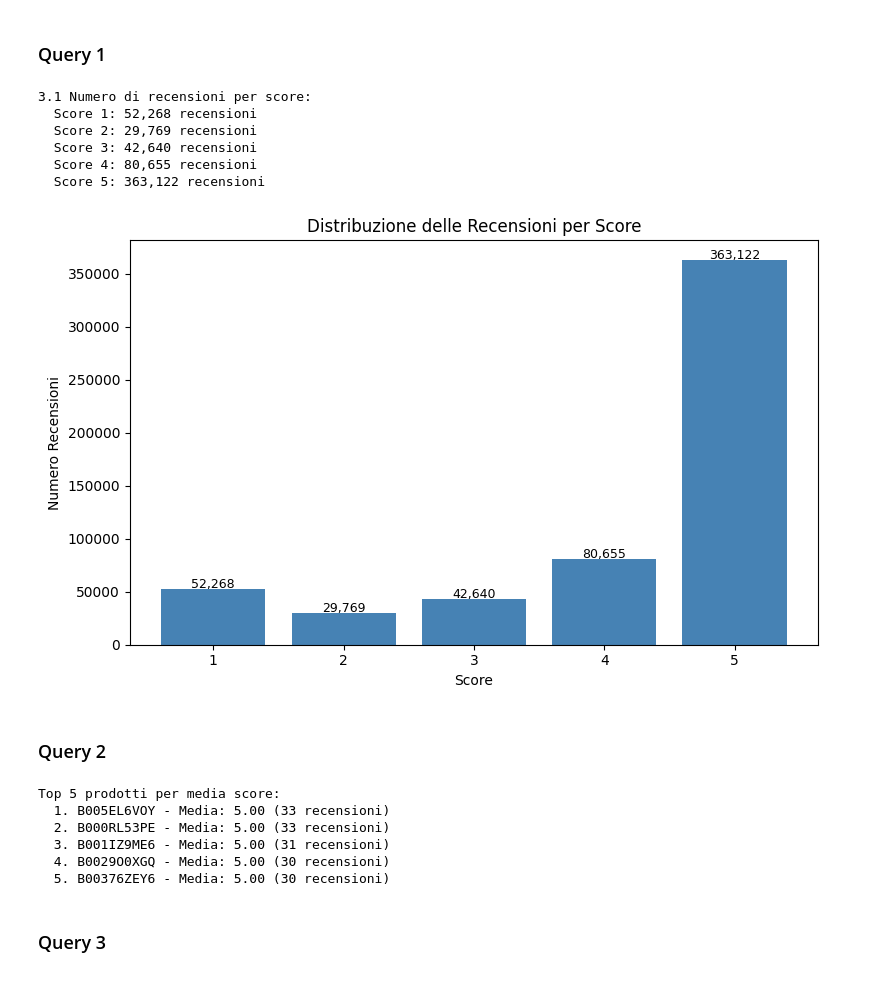
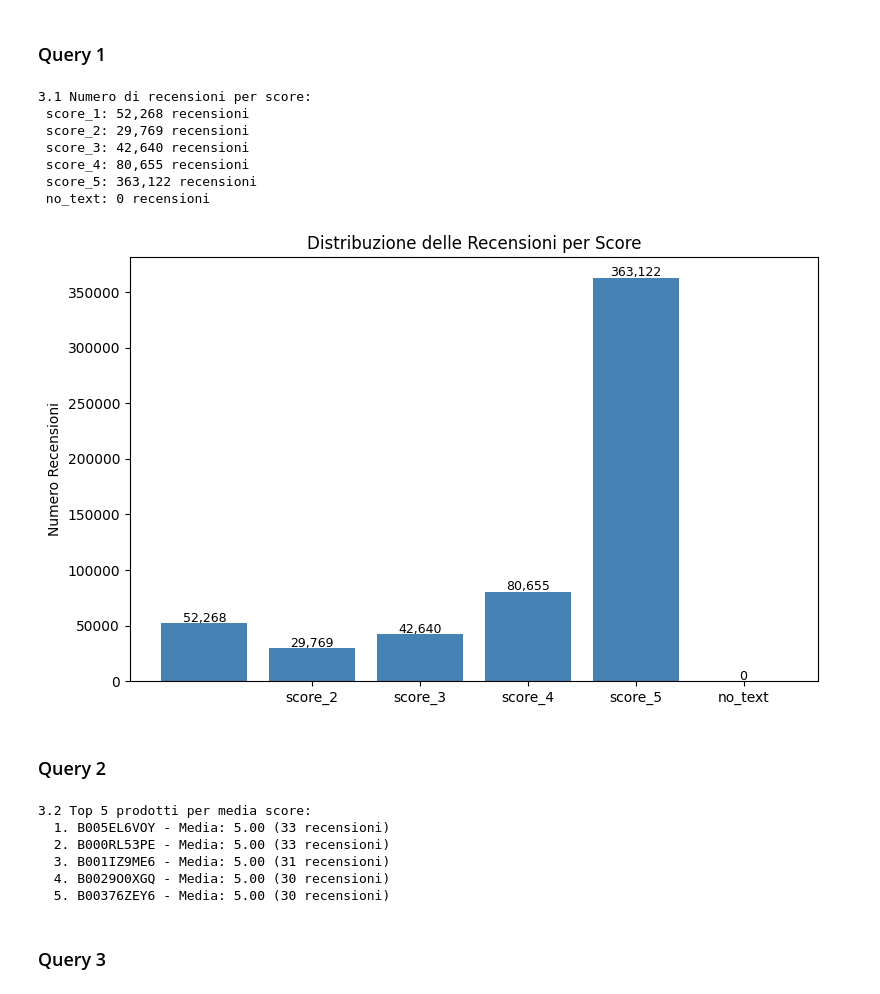
Before and after one commit to FedericoSabbadini/dataNexus, a Jupyter notebook: Amazon Fine Food Reviews/soluzione/homework_mongodb.ipynb, the cells around one changed output. Drawn from its saved outputs; the diff is of its cells as text; code cells hidden in the pictures.

```diff
--- a/Amazon Fine Food Reviews/soluzione/homework_mongodb.ipynb
+++ b/Amazon Fine Food Reviews/soluzione/homework_mongodb.ipynb
@@ -188,37 +195,36 @@ Totali:
 print("3.1 Numero di recensioni per score:")
 
 score_counts = {}
-for i in range(1, 6):
-    collection_name = f'score_{i}'
+for coll_name in COLLECTIONS:
 
     # count_documents({}) conta tutti i documenti
-    count = db[collection_name].count_documents({}) # {} "nessun filtro" (tutti i doc)
+    count = db[coll_name].count_documents({}) # {} "nessun filtro" (tutti i doc)
 
-    score_counts[i] = count
-    print(f"  Score {i}: {count:,} recensioni")
+    score_counts[coll_name] = count
+    print(f" {coll_name}: {count:,} recensioni")
 # %% [output]
 3.1 Numero di recensioni per score:
-  Score 1: 52,268 recensioni
-  Score 2: 29,769 recensioni
-  Score 3: 42,640 recensioni
-  Score 4: 80,655 recensioni
-  Score 5: 363,122 recensioni
+ score_1: 52,268 recensioni
+ score_2: 29,769 recensioni
+ score_3: 42,640 recensioni
+ score_4: 80,655 recensioni
+ score_5: 363,122 recensioni
+ no_text: 0 recensioni
 # %%
 # Visualizzazione con istogramma
 plt.figure(figsize=(8, 5))
 plt.bar(score_counts.keys(), score_counts.values(), color='steelblue')
-plt.xlabel('Score')
 plt.ylabel('Numero Recensioni')
 plt.title('Distribuzione delle Recensioni per Score')
 plt.xticks([1, 2, 3, 4, 5])
 # Aggiungo i valori sopra le barre
 for score, count in score_counts.items():
     plt.text(score, count + 1000, f'{count:,}', ha='center', fontsize=9)
 
 plt.tight_layout()
 plt.show()
 # %% [output]
-[figure, old version]
+[figure, new version]
 # %% [markdown]
 ### Query 2
 # %%
@@ -239,11 +245,13 @@ print("3.2 Top 5 prodotti per media score:")
 
 top_products = sorted(
     [
-        {'product_id': pid,
-         'avg_score': s['total_score']/s['num_reviews'], # media score
-         'num_reviews': s['num_reviews']}
-     for pid, s in product_stats.items()
-        ],
+        {
+            'product_id': pid,
+            'avg_score': s['total_score']/s['num_reviews'], # media score
+            'num_reviews': s['num_reviews']
+        }
+        for pid, s in product_stats.items()
+    ],
     key=lambda x: (x['avg_score'], x['num_reviews']), reverse=True  # criterio ordinamento
 )[:5] # i primi 5
 
@@ -251,7 +259,7 @@ top_products = sorted(
 for i, p in enumerate(top_products, 1):
     print(f"  {i}. {p['product_id']} - Media: {p['avg_score']:.2f} ({p['num_reviews']} recensioni)")
 # %% [output]
-Top 5 prodotti per media score:
+3.2 Top 5 prodotti per media score:
   1. B005EL6VOY - Media: 5.00 (33 recensioni)
   2. B000RL53PE - Media: 5.00 (33 recensioni)
   3. B001IZ9ME6 - Media: 5.00 (31 recensioni)
```
Also changed, not shown: parts of 16 cells of this notebook, 9 other files.
